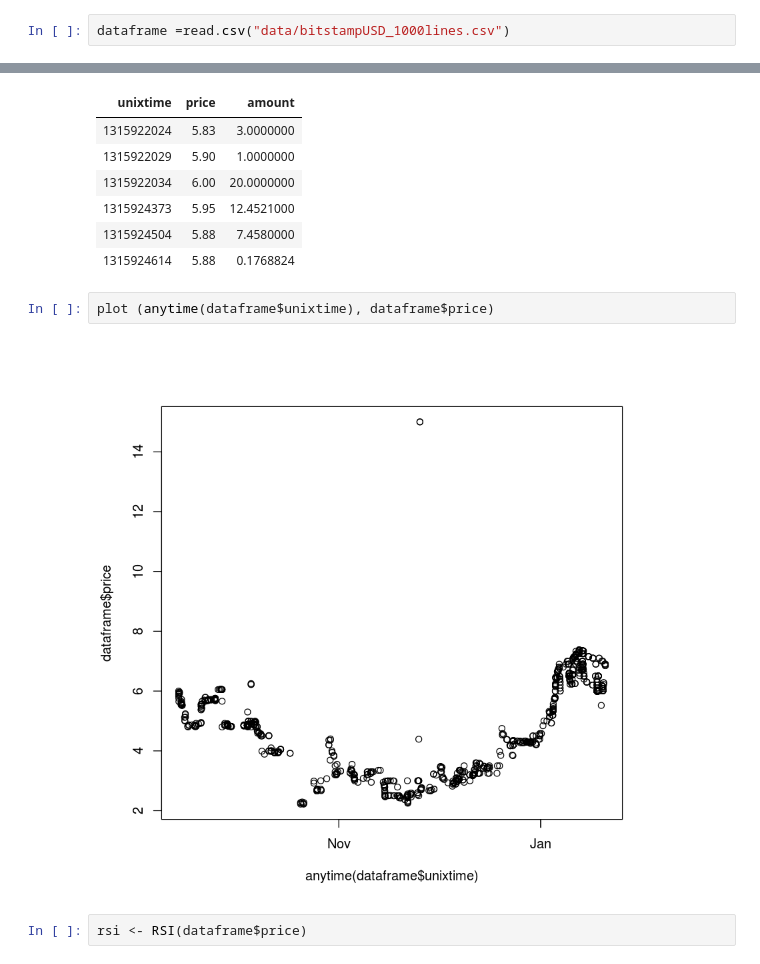
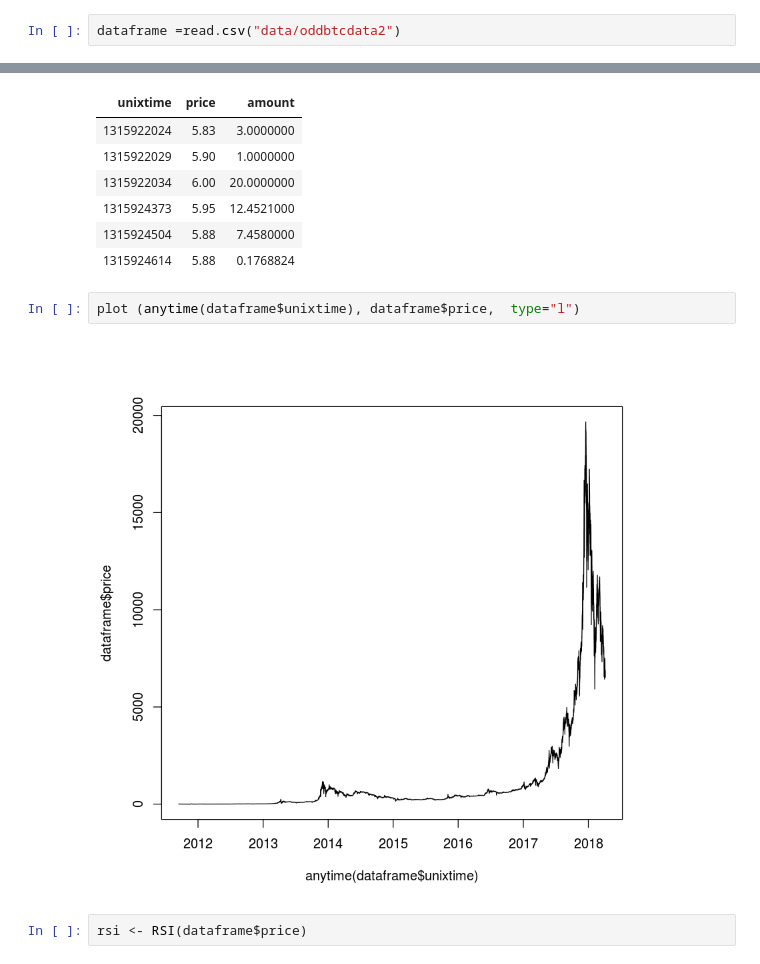
Before and after one commit to ivanbenas/TheBOTi, a Jupyter notebook: TheBOTi.ipynb, the cells around one changed output, grey strips where cells are left out. Saved outputs shown, nothing was run; the diff lists cells and outputs as text.

```diff
--- a/TheBOTi.ipynb
+++ b/TheBOTi.ipynb
@@ -32,7 +31,7 @@ The downloaded source packages are in
 # %%
 cabecero =c( "unixtime","price","amount")
 # %%
-dataframe =read.csv("data/bitstampUSD_1000lines.csv")
+dataframe =read.csv("data/oddbtcdata2")
 # %%
 colnames (dataframe) <- cabecero
 # %%
@@ -46,9 +45,9 @@ head(dataframe)
 | 1315924504 | 5.88 | 7.4580000 |
 | 1315924614 | 5.88 | 0.1768824 |
 # %%
-plot (anytime(dataframe$unixtime), dataframe$price)
+plot (anytime(dataframe$unixtime), dataframe$price,  type="l")
 # %% [output]
-[figure, old version]
+[figure, new version]
 # %%
 rsi <- RSI(dataframe$price)
 # %%
```
Also changed, not shown: parts of 6 cells of this notebook, 1 other file.
